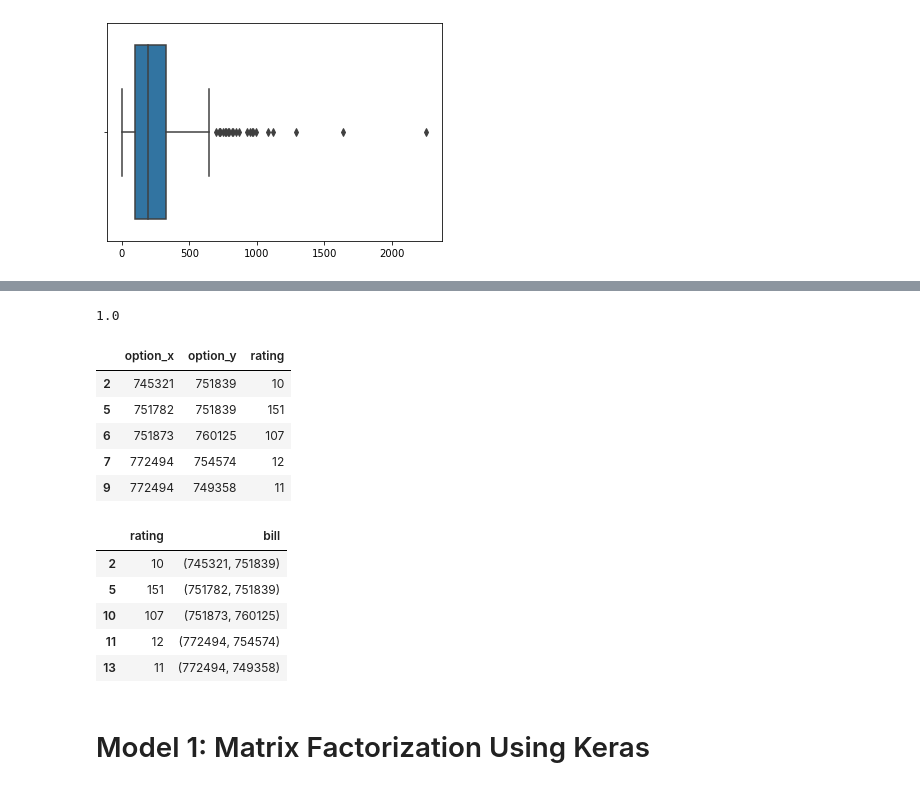
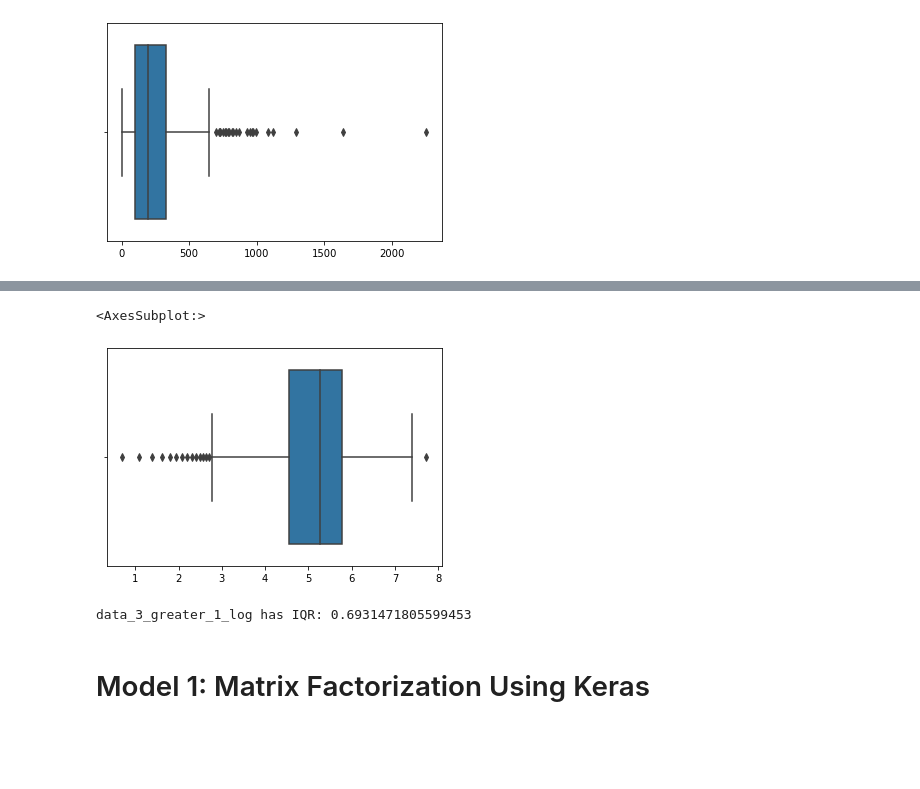
Before and after one commit to melihkacaman/Option-Matrix-Factorization, a Jupyter notebook: notebooks/03. Model Creation.ipynb, the cells around one changed output, grey strips where cells are left out. Drawn from its saved outputs; the diff is of its cells as text; code cells hidden in the pictures; blank space fills up the shorter version.

```diff
--- a/notebooks/03. Model Creation.ipynb
+++ b/notebooks/03. Model Creation.ipynb
@@ -84,36 +120,20 @@ sns.boxplot(data['rating'].unique())
+# %%
+import seaborn as sns
+sns.boxplot(data_3_greater_1_log['rating'].unique())
+# %% [output]
+<AxesSubplot:>
+[figure, added]
 # %%
 import numpy as np
-Q1 = np.percentile(data['rating'], 25,
+Q1 = np.percentile(data_3_greater_1_log['rating'], 25,
                    interpolation = 'midpoint')
 
-Q3 = np.percentile(data['rating'], 75,
+Q3 = np.percentile(data_3_greater_1_log['rating'], 75,
                    interpolation = 'midpoint')
 IQR = Q3 - Q1
 
-IQR
+print("data_3_greater_1_log has IQR:", IQR)
 # %% [output]
-1.0
+data_3_greater_1_log has IQR: 0.6931471805599453
-# %%
-data_greater_1 = data[data.rating > 1]
-
-data_greater_1.head()
-# %% [output]
-|  | option_x | option_y | rating |
-| 2 | 745321 | 751839 | 10 |
-| 5 | 751782 | 751839 | 151 |
-| 6 | 751873 | 760125 | 107 |
-| 7 | 772494 | 754574 | 12 |
-| 9 | 772494 | 749358 | 11 |
-# %%
-data_3_greater_1 = data_with_3[data_with_3.rating > 1]
-
-data_3_greater_1.head()
-# %% [output]
-|  | rating | bill |
-| 2 | 10 | (745321, 751839) |
-| 5 | 151 | (751782, 751839) |
-| 10 | 107 | (751873, 760125) |
-| 11 | 12 | (772494, 754574) |
-| 13 | 11 | (772494, 749358) |
 # %% [markdown]
 # Model 1: Matrix Factorization Using Keras
```
Also changed, not shown: parts of 18 cells of this notebook.
